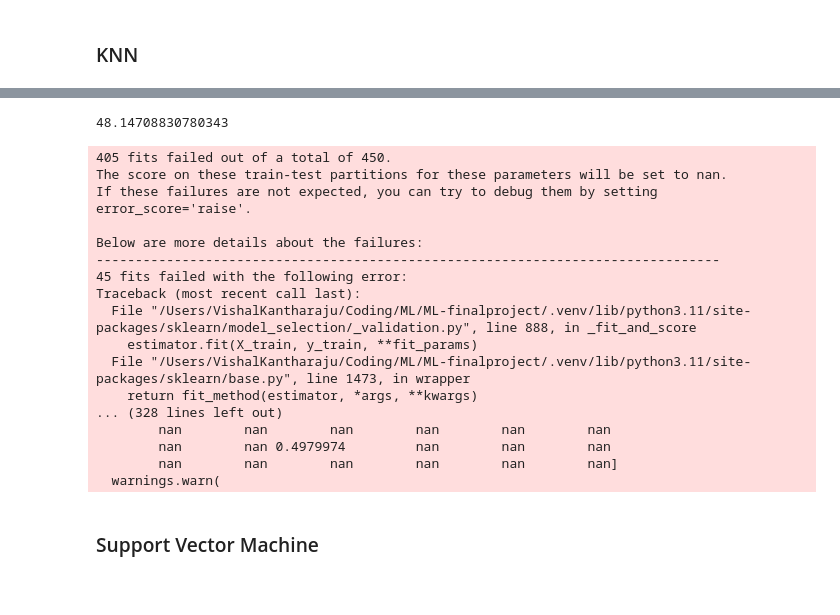
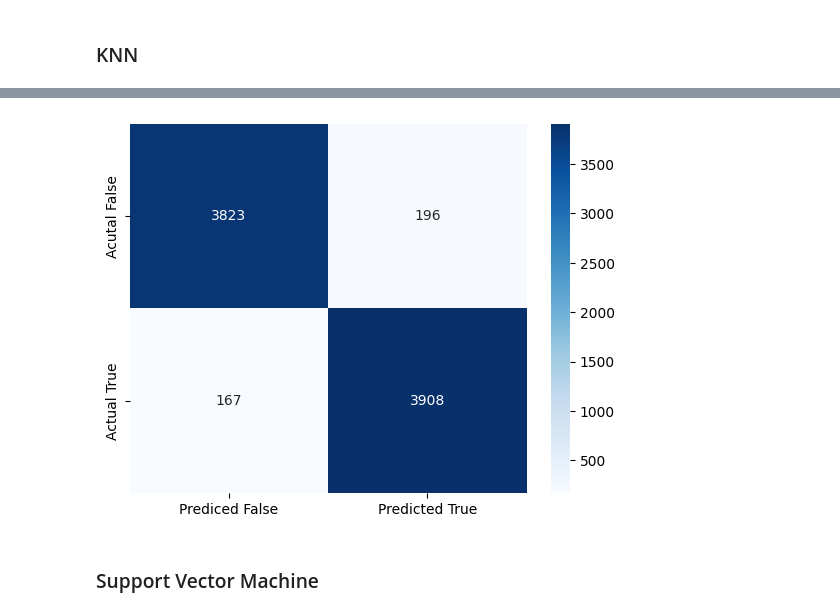
Before and after one commit to Tanyk2004/ML-finalproject, a Jupyter notebook: code.ipynb, the cells around one changed output, grey strips where cells are left out. Saved outputs shown, nothing was run; the diff lists cells and outputs as text; code cells hidden in the pictures.

```diff
--- a/code.ipynb
+++ b/code.ipynb
@@ -301,3 +317,20 @@ plt.show()
 We thought there would be a correlation between the HomePlanet and a few different attributes, but what I found that the data is all over the place. The only real outliers that I found was that Europa tended to spend a lot more on the food court and spa more.
 # %% [markdown]
 # Model Training
+# %%
+
+def fit_grid_search_cv(grid_search, features, labels_cv):
+
+    x_train, x_test, y_train, y_test = sklearn.model_selection.train_test_split(features, labels_cv, test_size=0.2)
+
+    grid_search.fit(x_train, y_train)
+
+    print("Best parameters found: ", grid_search.best_params_)
+    print("Best score found: ", grid_search.best_score_)
+    print("Best estimator found: ", grid_search.best_estimator_)
+    print("Best index found: ", grid_search.best_index_)
+
+    best_model = grid_search.best_estimator_
+    accuracy = cross_val_score(best_model, x_test, y_test, cv=5, scoring="accuracy").mean()
+    print("Accuracy = " ,accuracy)
+    return best_model
@@ -324,23 +421,27 @@ print(acc.mean() * 100)
 from sklearn.pipeline import Pipeline
 from sklearn.neighbors import KNeighborsClassifier
 
-ss = StandardScaler()
+
+std_scaler = StandardScaler()
 pca = PCA()
 knn = KNeighborsClassifier()
 
 pipeline = Pipeline([
-    ('scaler', ss),
+    ('std_scaler', std_scaler),
     ('pca', pca),
     ('knn', knn),
 ])
 
 param_grid = {
-    'pca__n_components': list(range(1, 11)),
-    'knn__n_neighbors': list(range(1, 10))
+    'pca__n_components': list(range(18, 25)),
+    'knn__n_neighbors': list(range(1, 15)),
+    'knn__weights': ['uniform', 'distance'],
+    'knn__algorithm': ['auto', 'ball_tree', 'kd_tree', 'brute'],
 }
 
-inner_cv = GridSearchCV(pipeline, param_grid, cv=5, scoring='accuracy')
-acc = cross_val_score(inner_cv, X=pca_df, y=labels, cv=5)
+inner_cv = GridSearchCV(pipeline, param_grid, cv=5, scoring='accuracy', n_jobs=-1)
 
-print(acc.mean() * 100)
+best_model = fit_grid_search_cv(inner_cv, processed_features, labels)
+
+print_classification_statistics(best_model, processed_features, labels)
 # %% [output]
@@ -364,21 +463,4 @@ Traceback (most recent call last):
-48.14708830780343
-405 fits failed out of a total of 450.
-The score on these train-test partitions for these parameters will be set to nan.
-If these failures are not expected, you can try to debug them by setting error_score='raise'.
-
-Below are more details about the failures:
---------------------------------------------------------------------------------
-45 fits failed with the following error:
-Traceback (most recent call last):
-  File "/Users/VishalKantharaju/Coding/ML/ML-finalproject/.venv/lib/python3.11/site-packages/sklearn/model_selection/_validation.py", line 888, in _fit_and_score
-    estimator.fit(X_train, y_train, **fit_params)
-  File "/Users/VishalKantharaju/Coding/ML/ML-finalproject/.venv/lib/python3.11/site-packages/sklearn/base.py", line 1473, in wrapper
-    return fit_method(estimator, *args, **kwargs)
-... (328 lines left out)
-        nan        nan        nan        nan        nan        nan
-        nan        nan 0.4979974         nan        nan        nan
-        nan        nan        nan        nan        nan        nan]
-  warnings.warn(
+[figure, added]
 # %% [markdown]
 ### Support Vector Machine
 # %%
```
Also changed, not shown: parts of 8 cells of this notebook, 1 other file.
